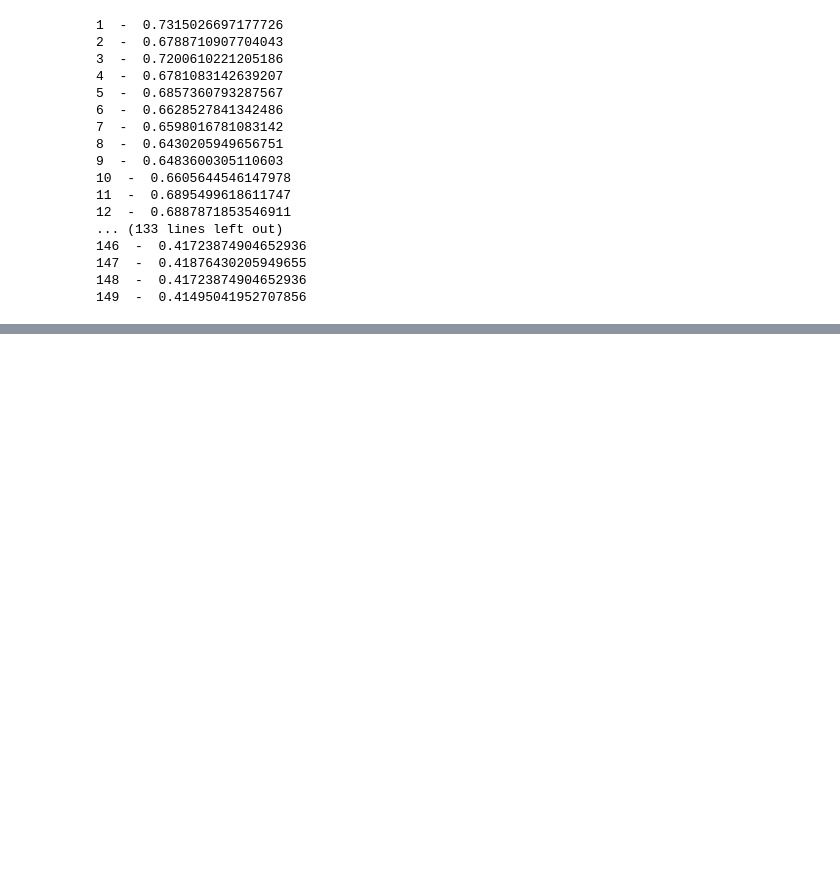
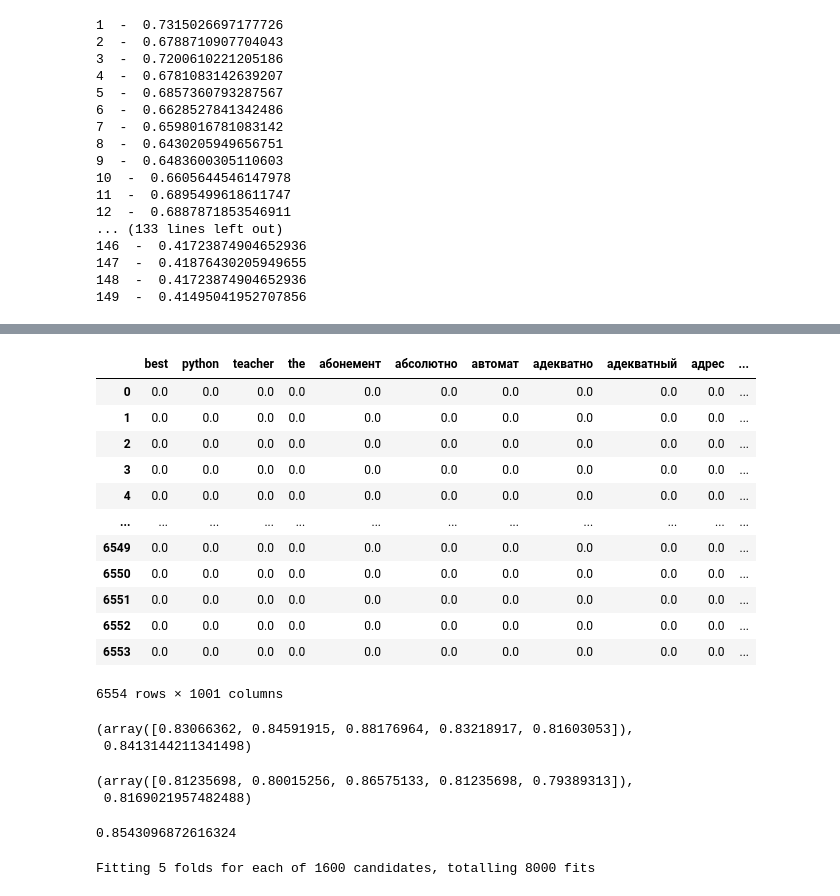
Before and after one commit to fardsnog2/ML_vvsu, a Jupyter notebook: ml_oiad.ipynb, the cells around one changed output, grey strips where cells are left out. Saved outputs shown, nothing was run; the diff lists cells and outputs as text; code cells hidden in the pictures; blank space fills up the shorter version.

```diff
--- a/ml_oiad.ipynb
+++ b/ml_oiad.ipynb
@@ -229,0 +357,29 @@ f1_score(y_test,y_pred_4, average='micro')
+# %%
+text_cv_new['Y']=y_label
+text_cv_new
+# %% [output]
+|  | best | python | teacher | the | абонемент | абсолютно | автомат | адекватно | адекватный | адрес | ... |
+| 0 | 0.0 | 0.0 | 0.0 | 0.0 | 0.0 | 0.0 | 0.0 | 0.0 | 0.0 | 0.0 | ... |
+| 1 | 0.0 | 0.0 | 0.0 | 0.0 | 0.0 | 0.0 | 0.0 | 0.0 | 0.0 | 0.0 | ... |
+| 2 | 0.0 | 0.0 | 0.0 | 0.0 | 0.0 | 0.0 | 0.0 | 0.0 | 0.0 | 0.0 | ... |
+| 3 | 0.0 | 0.0 | 0.0 | 0.0 | 0.0 | 0.0 | 0.0 | 0.0 | 0.0 | 0.0 | ... |
+| 4 | 0.0 | 0.0 | 0.0 | 0.0 | 0.0 | 0.0 | 0.0 | 0.0 | 0.0 | 0.0 | ... |
+| ... | ... | ... | ... | ... | ... | ... | ... | ... | ... | ... | ... |
+| 6549 | 0.0 | 0.0 | 0.0 | 0.0 | 0.0 | 0.0 | 0.0 | 0.0 | 0.0 | 0.0 | ... |
+| 6550 | 0.0 | 0.0 | 0.0 | 0.0 | 0.0 | 0.0 | 0.0 | 0.0 | 0.0 | 0.0 | ... |
+| 6551 | 0.0 | 0.0 | 0.0 | 0.0 | 0.0 | 0.0 | 0.0 | 0.0 | 0.0 | 0.0 | ... |
+| 6552 | 0.0 | 0.0 | 0.0 | 0.0 | 0.0 | 0.0 | 0.0 | 0.0 | 0.0 | 0.0 | ... |
+| 6553 | 0.0 | 0.0 | 0.0 | 0.0 | 0.0 | 0.0 | 0.0 | 0.0 | 0.0 | 0.0 | ... |
+6554 rows × 1001 columns
+# %%
+scores = cross_val_score(model4, text_cv_new.drop(columns=['Y']), text_cv_new['Y'], cv=5,scoring = 'f1_micro')
+scores,scores.mean()
+# %% [output]
+(array([0.83066362, 0.84591915, 0.88176964, 0.83218917, 0.81603053]),
+ 0.8413144211341498)
+# %%
+scores = cross_val_score(model, text_cv_new.drop(columns=['Y']), text_cv_new['Y'], cv=5,scoring = 'f1_micro')
+scores,scores.mean()
+# %% [output]
+(array([0.81235698, 0.80015256, 0.86575133, 0.81235698, 0.79389313]),
+ 0.8169021957482488)
@@ -229,0 +388,26 @@ f1_score(y_test,y_pred_4, average='micro')
+# %%
+test_model = RandomForestClassifier(n_estimators=10000,max_depth=150)
+test_model.fit(X_train_1,y_train_1)
+y_pred_test = test_model.predict(X_test_1)
+f1_score(y_test_1,y_pred_test, average='micro')
+# %% [output]
+0.8543096872616324
+# %%
+from sklearn.model_selection import GridSearchCV
+import numpy as np
+param_grid = [
+    {'penalty' : ['l1', 'l2', 'elasticnet', 'none'],
+    'C' : np.logspace(-10, 10, 20),
+    'solver' : ['lbfgs','newton-cg','liblinear','sag','saga'],
+    'max_iter' : [100, 1000,2500, 5000]
+    }
+]
+
+logi_hypertuned = GridSearchCV(model4, param_grid = param_grid, cv = 5, verbose=True, n_jobs=-1,scoring='f1_micro')
+
+res_hypertuned = logi_hypertuned.fit(text_cv_new.drop(columns=['Y']), text_cv_new['Y'])
+
+print("Best Hyperparameters:", res_hypertuned.best_params_)
+print("Best Cross-Validation Score:", res_hypertuned.best_score_)
+# %% [output]
+Fitting 5 folds for each of 1600 candidates, totalling 8000 fits
```
Also changed, not shown: parts of 24 cells of this notebook.
